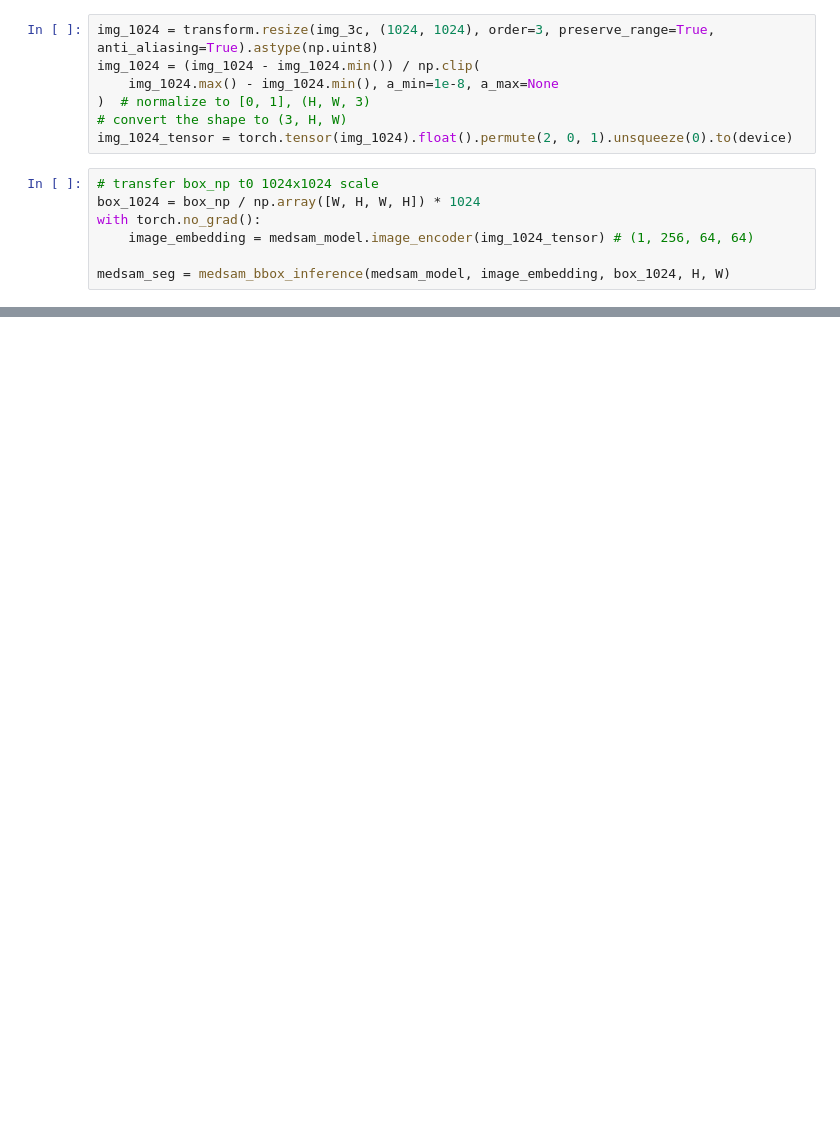
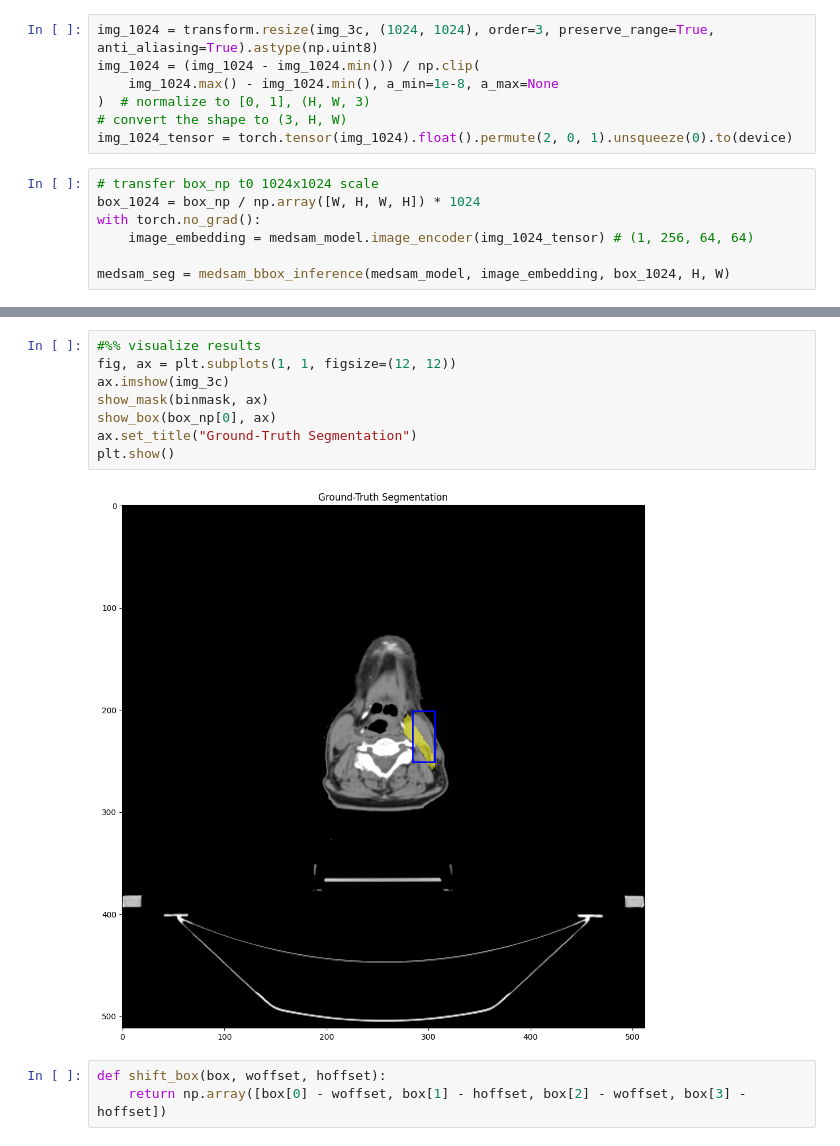
Before and after one commit to sharkovsky/aires-ganglionnaires, a Jupyter notebook: medsam/medsam-rpa.ipynb, the cells around one changed output, grey strips where cells are left out. Saved outputs shown, nothing was run; the diff lists cells and outputs as text; blank space fills up the shorter version.

```diff
--- a/medsam/medsam-rpa.ipynb
+++ b/medsam/medsam-rpa.ipynb
@@ -355,0 +392,13 @@ plt.show()
+# %%
+#%% visualize results
+fig, ax = plt.subplots(1, 1, figsize=(12, 12))
+ax.imshow(img_3c)
+show_mask(binmask, ax)
+show_box(box_np[0], ax)
+ax.set_title("Ground-Truth Segmentation")
+plt.show()
+# %% [output]
+[figure, added]
+# %%
+def shift_box(box, woffset, hoffset):
+    return np.array([box[0] - woffset, box[1] - hoffset, box[2] - woffset, box[3] - hoffset])
```
Also changed, not shown: parts of 20 cells of this notebook, 1 other file.
